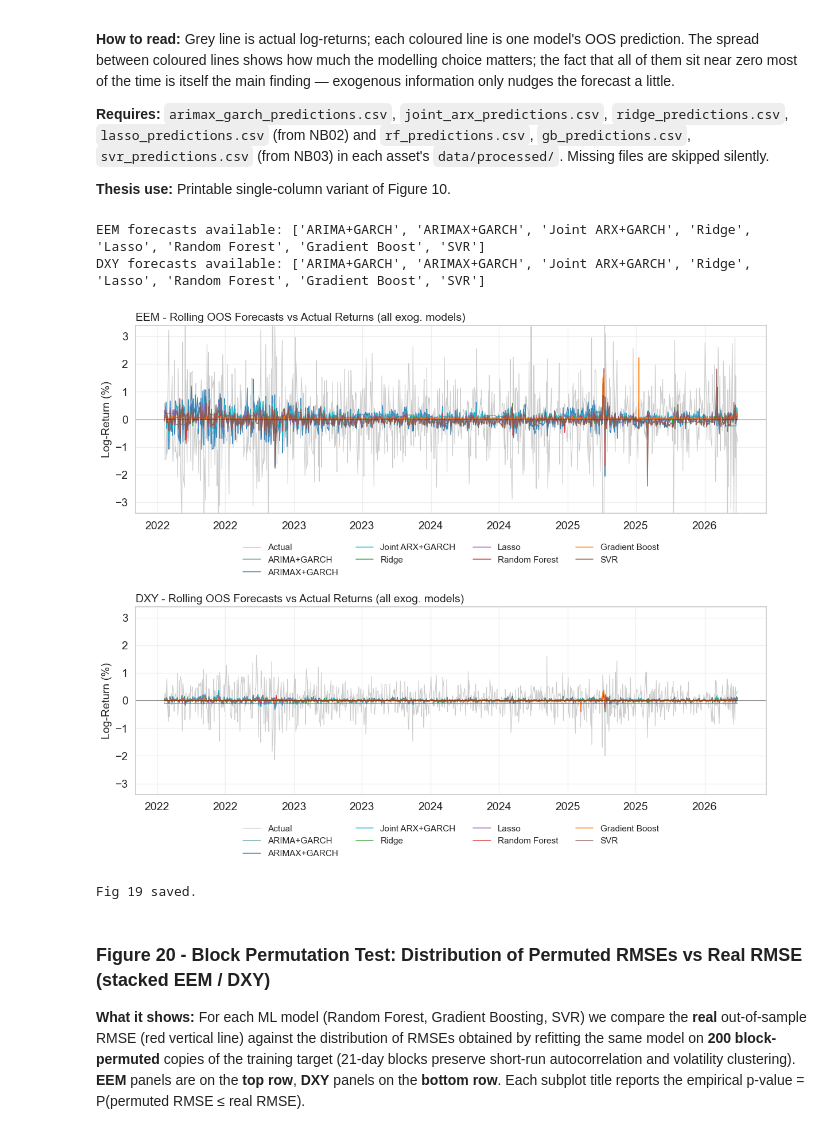
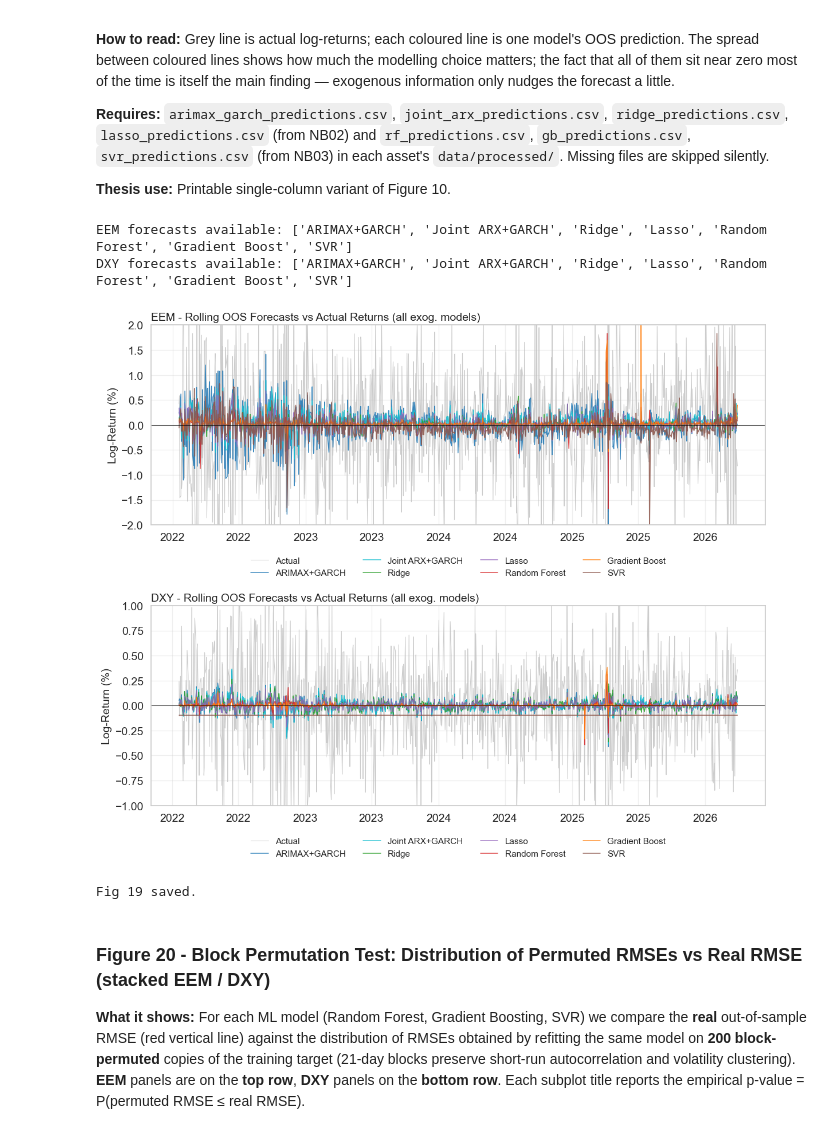
Before and after one commit to KairosPath/BachelorThesis, a Jupyter notebook: 04_comparison.ipynb, the cells around one changed output. Cells and saved outputs as stored; diff of their text form; code cells hidden in the pictures.

Commit message:
fixed graphs

```diff
--- a/04_comparison.ipynb
+++ b/04_comparison.ipynb
@@ -667,6 +667,7 @@ for ax, ret, color, name in [
     # Dummy line for legend (empty plot)
     ax.plot([], [], color=color, label=name)
     ax.legend()
+    ax.set_ylim(-0.3, 0.3)
 
 plt.tight_layout(rect=[0, 0, 1, 0.97])
 plt.savefig(OUTDIR / 'comp_fig9_acf.pdf', bbox_inches='tight')
@@ -1188,7 +1192,6 @@ Fig 18 saved.
 # Missing CSVs are skipped gracefully so the figure still renders with whatever is available.
 
 EXOG_MODELS = [
-    ('ARIMA+GARCH',  'arima_garch_predictions.csv',  'cadetblue'),
     ('ARIMAX+GARCH', 'arimax_garch_predictions.csv', '#1f77b4'),
     ('Joint ARX+GARCH', 'joint_arx_predictions.csv',   '#17becf'),
     ('Ridge',          'ridge_predictions.csv',        '#2ca02c'),
@@ -1222,39 +1225,39 @@ for label, fname, color in EXOG_MODELS:
 print('EEM forecasts available:', list(eem_forecasts))
 print('DXY forecasts available:', list(dxy_forecasts))
 
 if eem_actual is None or dxy_actual is None:
     raise RuntimeError('No prediction CSVs found. Re-run NB02 / NB03 first.')
 
-_all_vals = np.concatenate([eem_actual.values, dxy_actual.values])
-_y_lim = np.percentile(np.abs(_all_vals), 99) * 100 * 1.1
+# Fixed y-limits (Log-Return %): wider for EEM, tighter for DXY
+_Y_LIMS_F19 = {'EEM': (-2.0, 2.0), 'DXY': (-1.0, 1.0)}
 
 fig, (ax1, ax2) = plt.subplots(2, 1, figsize=(12, 10), sharex=False)
 
 for ax, actual, forecasts, name in [
     (ax1, eem_actual, eem_forecasts, 'EEM'),
     (ax2, dxy_actual, dxy_forecasts, 'DXY'),
 ]:
     ax.plot(actual.index, actual.values * 100,
             color='silver', lw=0.8, alpha=0.8, label='Actual', zorder=1)
     for label, (pred, color) in forecasts.items():
         ax.plot(pred.index, pred.values * 100,
                 color=color, lw=1.1, alpha=0.85, label=label, zorder=2)
     ax.axhline(0, color='black', lw=0.5)
     ax.set_ylabel('Log-Return (%)')
-    ax.set_ylim(-_y_lim, _y_lim)
+    ax.set_ylim(*_Y_LIMS_F19[name])
     ax.set_title(f'{name} - Rolling OOS Forecasts vs Actual Returns (all exog. models)', loc='left')
     ax.legend(ncol=4, loc='upper center', fontsize=11, frameon=False,
               bbox_to_anchor=(0.5, -0.12))
     ax.xaxis.set_major_formatter(mdates.DateFormatter('%Y'))
 
 plt.tight_layout()
 plt.savefig(OUTDIR / 'comp_fig19_rolling_oos_stacked.pdf', bbox_inches='tight')
 plt.show()
 print('Fig 19 saved.')
 # %% [output]
-EEM forecasts available: ['ARIMA+GARCH', 'ARIMAX+GARCH', 'Joint ARX+GARCH', 'Ridge', 'Lasso', 'Random Forest', 'Gradient Boost', 'SVR']
-DXY forecasts available: ['ARIMA+GARCH', 'ARIMAX+GARCH', 'Joint ARX+GARCH', 'Ridge', 'Lasso', 'Random Forest', 'Gradient Boost', 'SVR']
+EEM forecasts available: ['ARIMAX+GARCH', 'Joint ARX+GARCH', 'Ridge', 'Lasso', 'Random Forest', 'Gradient Boost', 'SVR']
+DXY forecasts available: ['ARIMAX+GARCH', 'Joint ARX+GARCH', 'Ridge', 'Lasso', 'Random Forest', 'Gradient Boost', 'SVR']
-[figure, old version]
+[figure, new version]
 Fig 19 saved.
 # %% [markdown]
 ### Figure 20 - Block Permutation Test: Distribution of Permuted RMSEs vs Real RMSE (stacked EEM / DXY)
```
Also changed, not shown: parts of 8 cells of this notebook, 56 other files.
